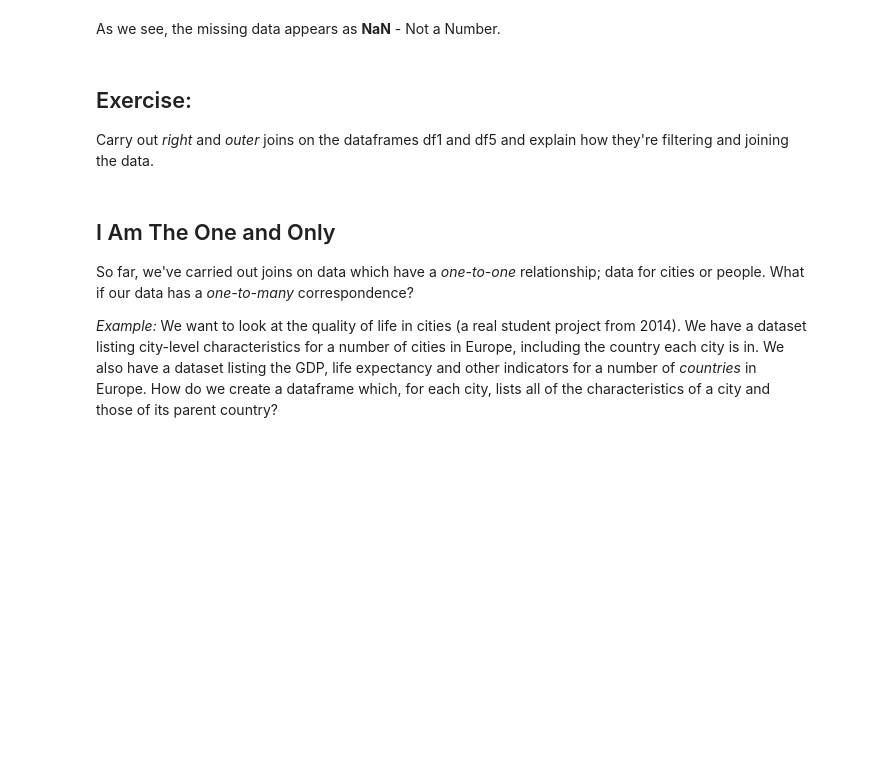
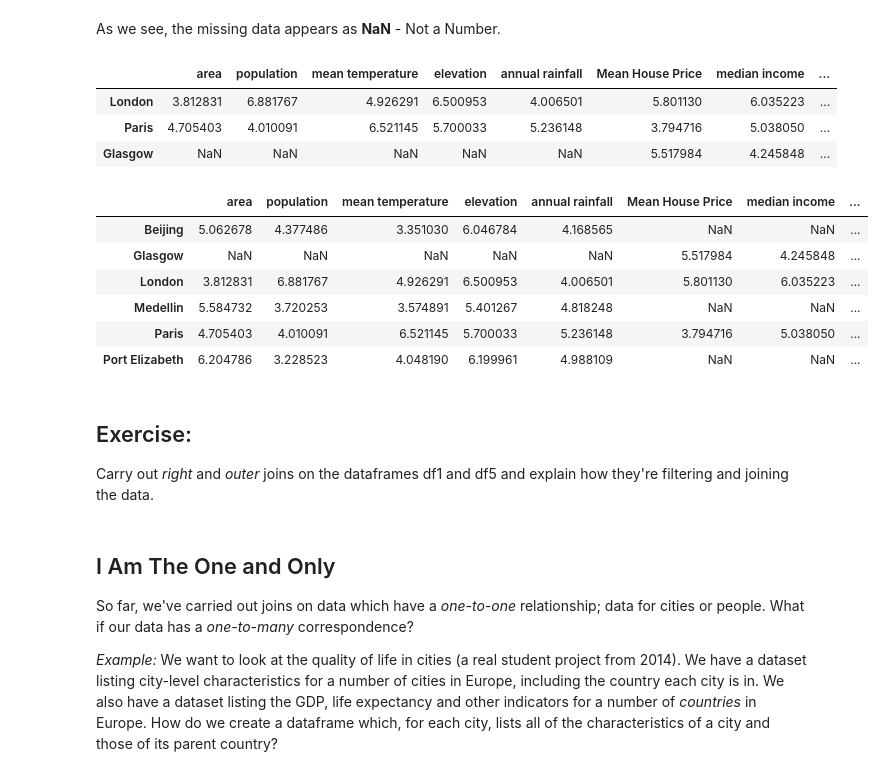
Before and after one commit to alicecaiger/QM2, a Jupyter notebook: W3_Merging_and_Joining_in_Python.ipynb, the cells around one changed output. Saved outputs shown, nothing was run; the diff lists cells and outputs as text; code cells hidden in the pictures; blank space fills up the shorter version.

```diff
--- a/W3_Merging_and_Joining_in_Python.ipynb
+++ b/W3_Merging_and_Joining_in_Python.ipynb
@@ -330,5 +349,24 @@ df_joined
 # %% [markdown]
 As we see, the missing data appears as **NaN** - Not a Number.
+# %%
+df_joined = df1.merge(df5, left_index=True, right_index=True, how='right')
+df_joined
+# %% [output]
+|  | area | population | mean temperature | elevation | annual rainfall | Mean House Price | median income | ... |
+| London | 3.812831 | 6.881767 | 4.926291 | 6.500953 | 4.006501 | 5.801130 | 6.035223 | ... |
+| Paris | 4.705403 | 4.010091 | 6.521145 | 5.700033 | 5.236148 | 3.794716 | 5.038050 | ... |
+| Glasgow | NaN | NaN | NaN | NaN | NaN | 5.517984 | 4.245848 | ... |
+# %%
+df_joined = df1.merge(df5, left_index=True, right_index=True, how='outer')
+df_joined
+# %% [output]
+|  | area | population | mean temperature | elevation | annual rainfall | Mean House Price | median income | ... |
+| Beijing | 5.062678 | 4.377486 | 3.351030 | 6.046784 | 4.168565 | NaN | NaN | ... |
+| Glasgow | NaN | NaN | NaN | NaN | NaN | 5.517984 | 4.245848 | ... |
+| London | 3.812831 | 6.881767 | 4.926291 | 6.500953 | 4.006501 | 5.801130 | 6.035223 | ... |
+| Medellin | 5.584732 | 3.720253 | 3.574891 | 5.401267 | 4.818248 | NaN | NaN | ... |
+| Paris | 4.705403 | 4.010091 | 6.521145 | 5.700033 | 5.236148 | 3.794716 | 5.038050 | ... |
+| Port Elizabeth | 6.204786 | 3.228523 | 4.048190 | 6.199961 | 4.988109 | NaN | NaN | ... |
 # %% [markdown]
 ## Exercise:
 
```
Also changed, not shown: parts of 28 cells of this notebook.
